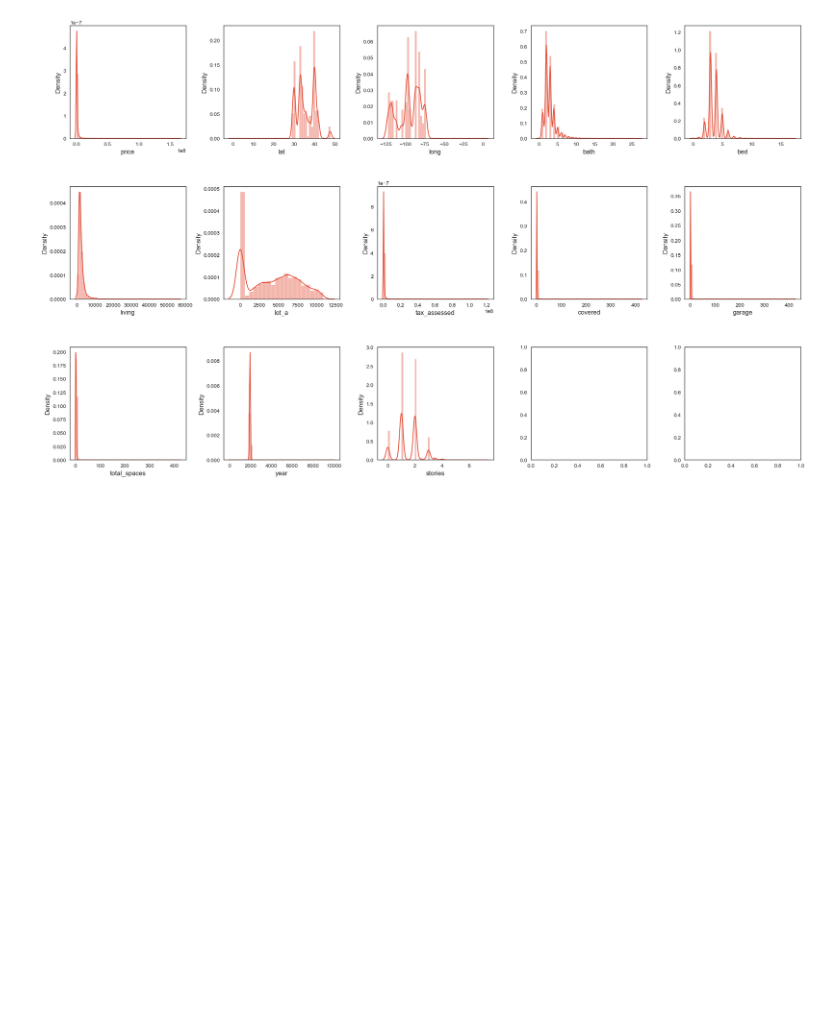
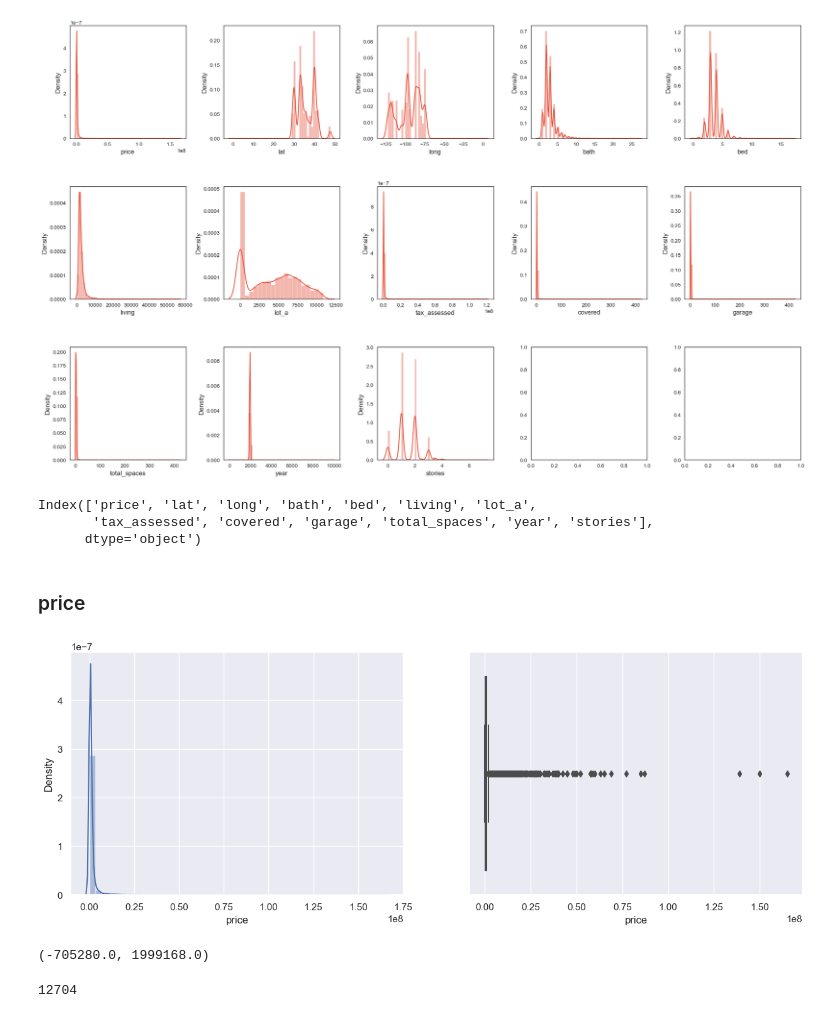
Before and after one commit to tuanlda78202/DSP, a Jupyter notebook: 20221/src/eda.ipynb, the cells around one changed output. Saved outputs shown, nothing was run; the diff lists cells and outputs as text; code cells hidden in the pictures; blank space fills up the shorter version.

```diff
--- a/20221/src/eda.ipynb
+++ b/20221/src/eda.ipynb
@@ -86,3 +88,26 @@ plt.tight_layout(pad=0.4, w_pad=0.5, h_pad=5.0)
 plt.show();
 # %% [output]
 [figure]
+# %%
+df.select_dtypes(include=["number"]).columns
+# %% [output]
+Index(['price', 'lat', 'long', 'bath', 'bed', 'living', 'lot_a',
+       'tax_assessed', 'covered', 'garage', 'total_spaces', 'year', 'stories'],
+      dtype='object')
+# %% [markdown]
+### price
+# %%
+# Box Plot
+
+import warnings
+warnings.simplefilter(action='ignore', category=FutureWarning)
+
+# Total Room Visualize
+import seaborn as sns
+sns.set_theme()
+
+fig, axs = plt.subplots(nrows=1, ncols=2, figsize=(15, 5))
+sns.distplot(df["price"],  ax=axs[0]);
+sns.boxplot(df["price"],  ax=axs[1]);
+# %% [output]
+[figure, added]
@@ -88,0 +138,12 @@ plt.show();
+# %%
+find_boxplot_boundaries(df["price"])
+# %% [output]
+(-705280.0, 1999168.0)
+# %%
+# Limit price 4.000.000
+df = df[df['price'] <= 4000000]
+
+# Print the shape of the dataframe
+print(len(df))
+# %% [output]
+12704
```
Also changed, not shown: parts of 27 cells of this notebook, 2 other files.
